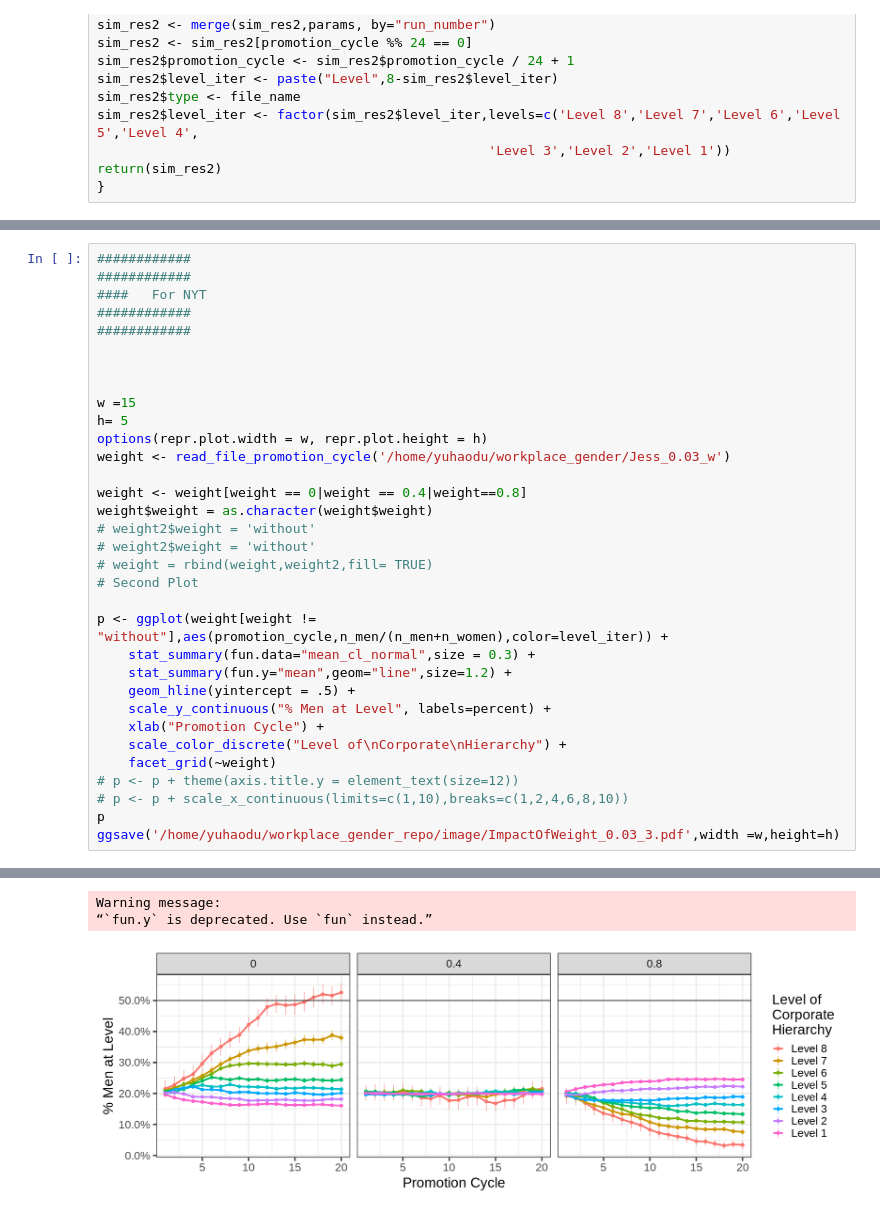
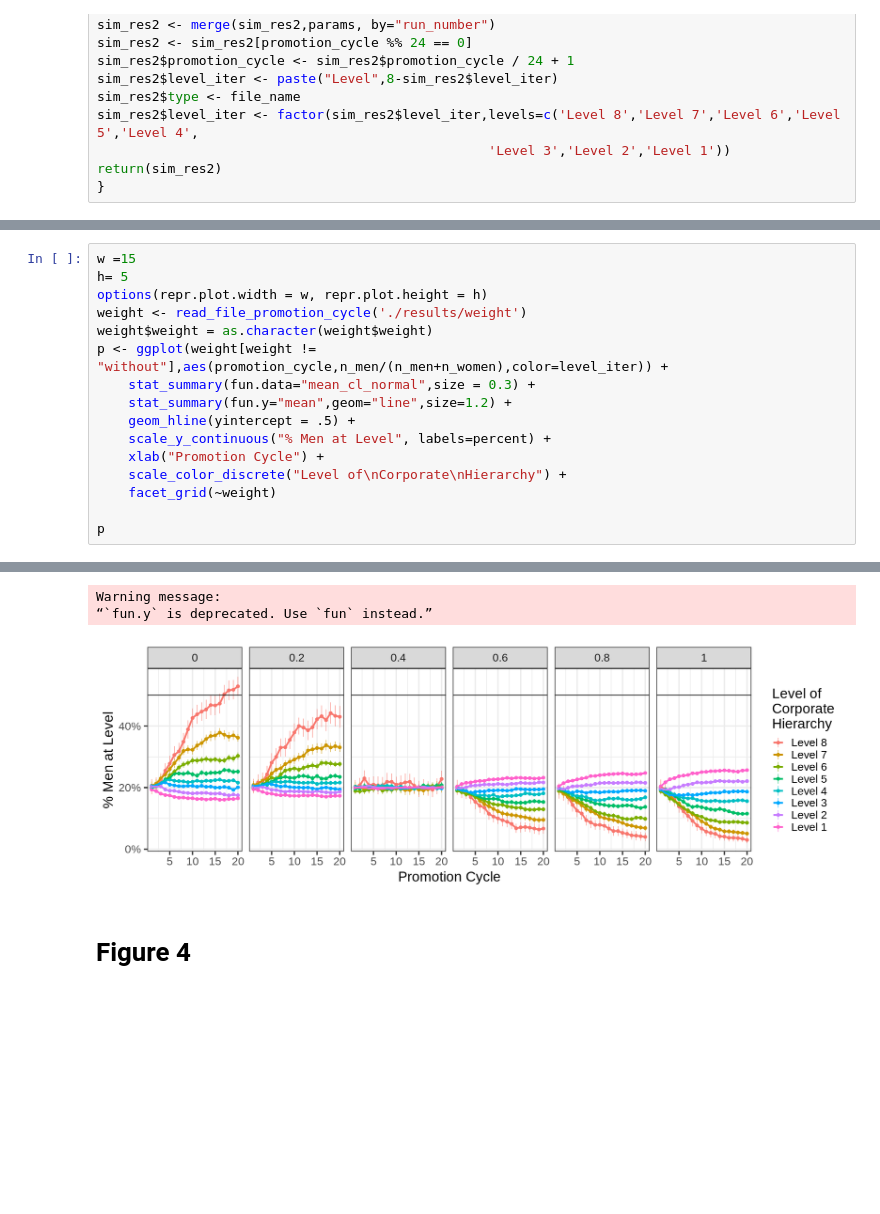
Before and after one commit to yuhaodu/workplace_gender_bias, a Jupyter notebook: plot_paper.ipynb, the cells around one changed output, grey strips where cells are left out. Saved outputs shown, nothing was run; the diff lists cells and outputs as text; blank space fills up the shorter version.

```diff
--- a/plot_paper.ipynb
+++ b/plot_paper.ipynb
@@ -224,24 +210,9 @@ p
 # %%
-############
-############
-####   For NYT
-############
-############
-
-
-
 w =15
 h= 5
 options(repr.plot.width = w, repr.plot.height = h)
-weight <- read_file_promotion_cycle('/home/yuhaodu/workplace_gender/Jess_0.03_w')
-
-weight <- weight[weight == 0|weight == 0.4|weight==0.8]
+weight <- read_file_promotion_cycle('./results/weight')
 weight$weight = as.character(weight$weight)
-# weight2$weight = 'without'
-# weight2$weight = 'without'
-# weight = rbind(weight,weight2,fill= TRUE)
-# Second Plot
-
 p <- ggplot(weight[weight != "without"],aes(promotion_cycle,n_men/(n_men+n_women),color=level_iter)) +
     stat_summary(fun.data="mean_cl_normal",size = 0.3) +
     stat_summary(fun.y="mean",geom="line",size=1.2) +
@@ -250,8 +221,6 @@ p <- ggplot(weight[weight != "without"],aes(promotion_cycle,n_men/(n_men+n_women
     xlab("Promotion Cycle") +
     scale_color_discrete("Level of\nCorporate\nHierarchy") +
     facet_grid(~weight)
-# p <- p + theme(axis.title.y = element_text(size=12))
-# p <- p + scale_x_continuous(limits=c(1,10),breaks=c(1,2,4,6,8,10))
+
 p
-ggsave('/home/yuhaodu/workplace_gender_repo/image/ImpactOfWeight_0.03_3.pdf',width =w,height=h)
 # %% [output]
@@ -264,6 +233,8 @@ ggsave('/home/yuhaodu/workplace_gender_repo/image/ImpactOfWeight_0.03_3.pdf',wid
 Warning message:
 “`fun.y` is deprecated. Use `fun` instead.”
-[figure, old version]
+[figure, new version]
+# %% [markdown]
+# Figure 4
 # %%
 h=5
 w=15
```
Also changed, not shown: parts of 15 cells of this notebook, 5 other files.
